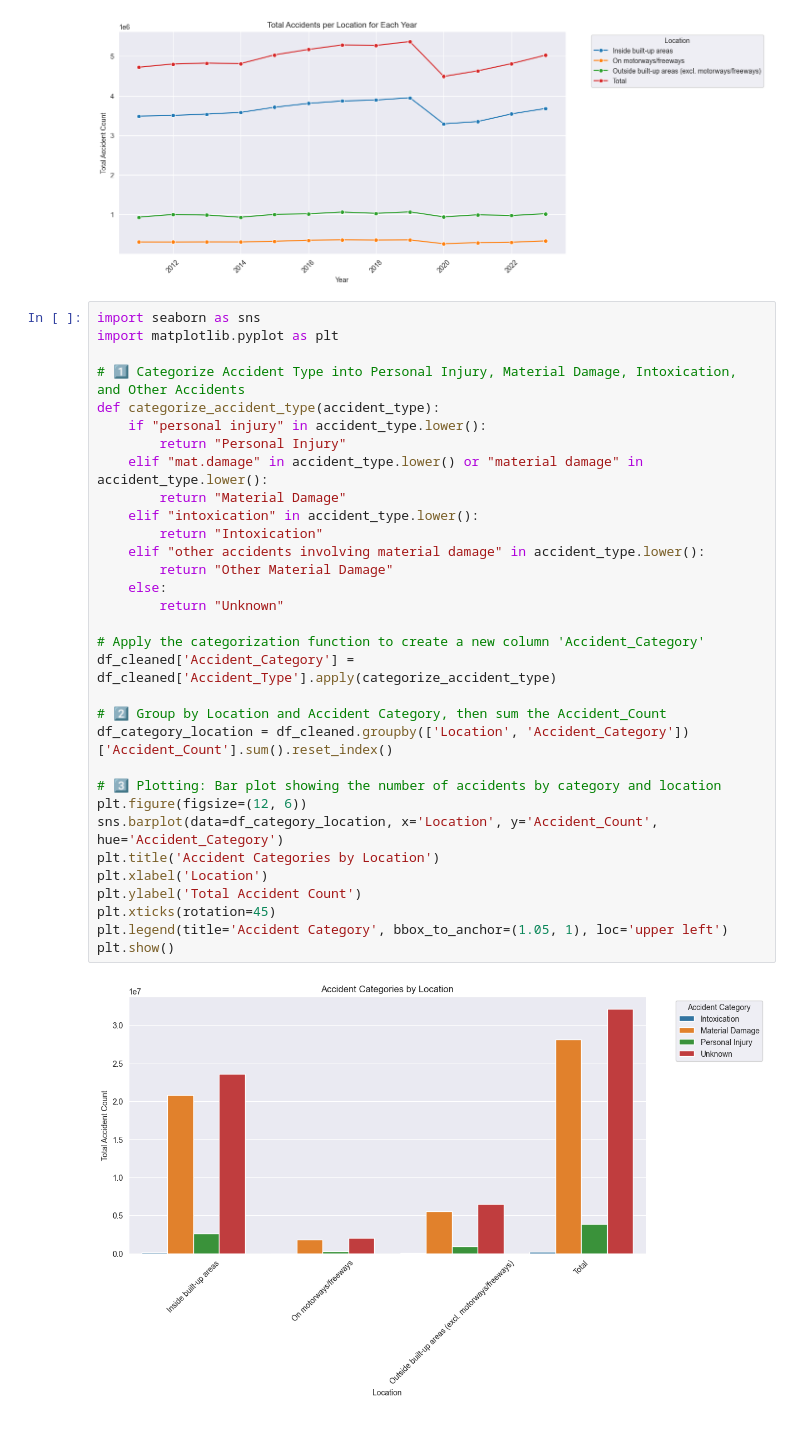
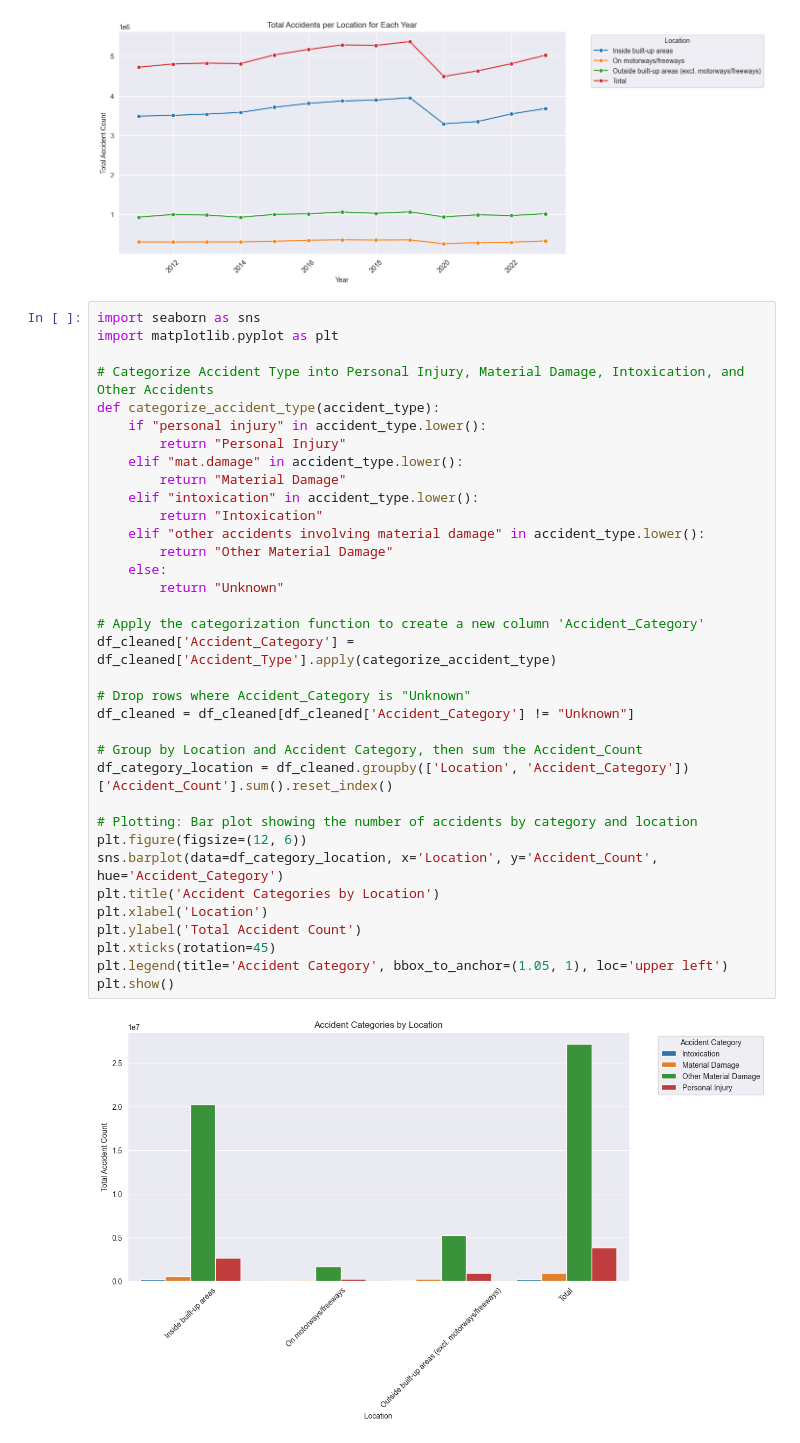
Before and after one commit to TheHessianBo/Traffic-Accidents-Germany, a Jupyter notebook: Traffic Accidents EDA.ipynb, the cells around one changed output. Saved outputs shown, nothing was run; the diff lists cells and outputs as text.

```diff
--- a/Traffic Accidents EDA.ipynb
+++ b/Traffic Accidents EDA.ipynb
@@ -253,34 +253,37 @@ plt.show()
 # %%
 import seaborn as sns
 import matplotlib.pyplot as plt
 
-# 1️⃣ Categorize Accident Type into Personal Injury, Material Damage, Intoxication, and Other Accidents
+# Categorize Accident Type into Personal Injury, Material Damage, Intoxication, and Other Accidents
 def categorize_accident_type(accident_type):
     if "personal injury" in accident_type.lower():
         return "Personal Injury"
-    elif "mat.damage" in accident_type.lower() or "material damage" in accident_type.lower():
+    elif "mat.damage" in accident_type.lower():
         return "Material Damage"
     elif "intoxication" in accident_type.lower():
         return "Intoxication"
     elif "other accidents involving material damage" in accident_type.lower():
         return "Other Material Damage"
     else:
         return "Unknown"
 
 # Apply the categorization function to create a new column 'Accident_Category'
 df_cleaned['Accident_Category'] = df_cleaned['Accident_Type'].apply(categorize_accident_type)
 
-# 2️⃣ Group by Location and Accident Category, then sum the Accident_Count
+# Drop rows where Accident_Category is "Unknown"
+df_cleaned = df_cleaned[df_cleaned['Accident_Category'] != "Unknown"]
+
+# Group by Location and Accident Category, then sum the Accident_Count
 df_category_location = df_cleaned.groupby(['Location', 'Accident_Category'])['Accident_Count'].sum().reset_index()
 
-# 3️⃣ Plotting: Bar plot showing the number of accidents by category and location
+# Plotting: Bar plot showing the number of accidents by category and location
 plt.figure(figsize=(12, 6))
 sns.barplot(data=df_category_location, x='Location', y='Accident_Count', hue='Accident_Category')
 plt.title('Accident Categories by Location')
 plt.xlabel('Location')
 plt.ylabel('Total Accident Count')
 plt.xticks(rotation=45)
 plt.legend(title='Accident Category', bbox_to_anchor=(1.05, 1), loc='upper left')
 plt.show()
 # %% [output]
-[figure, old version]
+[figure, new version]
```
